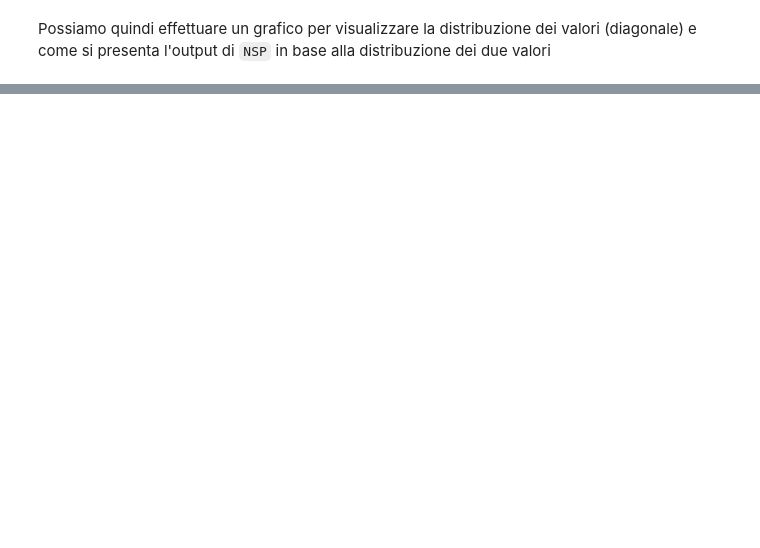
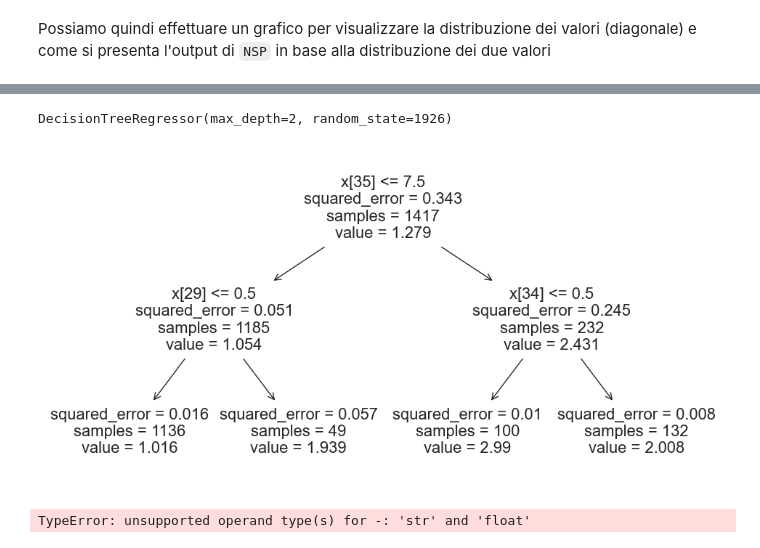
Before and after one commit to S-furi/CardioML, a Jupyter notebook: notebooks/cardio_ml.ipynb, the cells around one changed output, grey strips where cells are left out. Cells and saved outputs as stored; diff of their text form; code cells hidden in the pictures; blank space fills up the shorter version.

Commit message:
added models

```diff
--- a/notebooks/cardio_ml.ipynb
+++ b/notebooks/cardio_ml.ipynb
@@ -243,0 +290,3 @@ sns.pairplot(data=df, vars=['largely_dec', 'prolongued_dec'], hue='nsp',
+# %%
+y = df["nsp"]
+y.head(5)
@@ -243,0 +303,2 @@ sns.pairplot(data=df, vars=['largely_dec', 'prolongued_dec'], hue='nsp',
+# %%
+X_train, X_test, y_train, y_test = train_test_split(X, y, test_size=1/3, random_state=1926)
@@ -243,0 +322,17 @@ sns.pairplot(data=df, vars=['largely_dec', 'prolongued_dec'], hue='nsp',
+# %%
+from sklearn.tree import DecisionTreeRegressor
+model = DecisionTreeRegressor(max_depth=2, random_state=1926)
+# %%
+model.fit(X_train, y_train)
+# %% [output]
+DecisionTreeRegressor(max_depth=2, random_state=1926)
+# %%
+from sklearn.tree import plot_tree
+plt.figure(figsize=(12, 6))
+plot_tree(model);
+# %% [output]
+[figure, added]
+# %%
+print_eval(X_test, y_test, model)
+# %% [output]
+TypeError: unsupported operand type(s) for -: 'str' and 'float'
```
Also changed, not shown: parts of 16 cells of this notebook.
